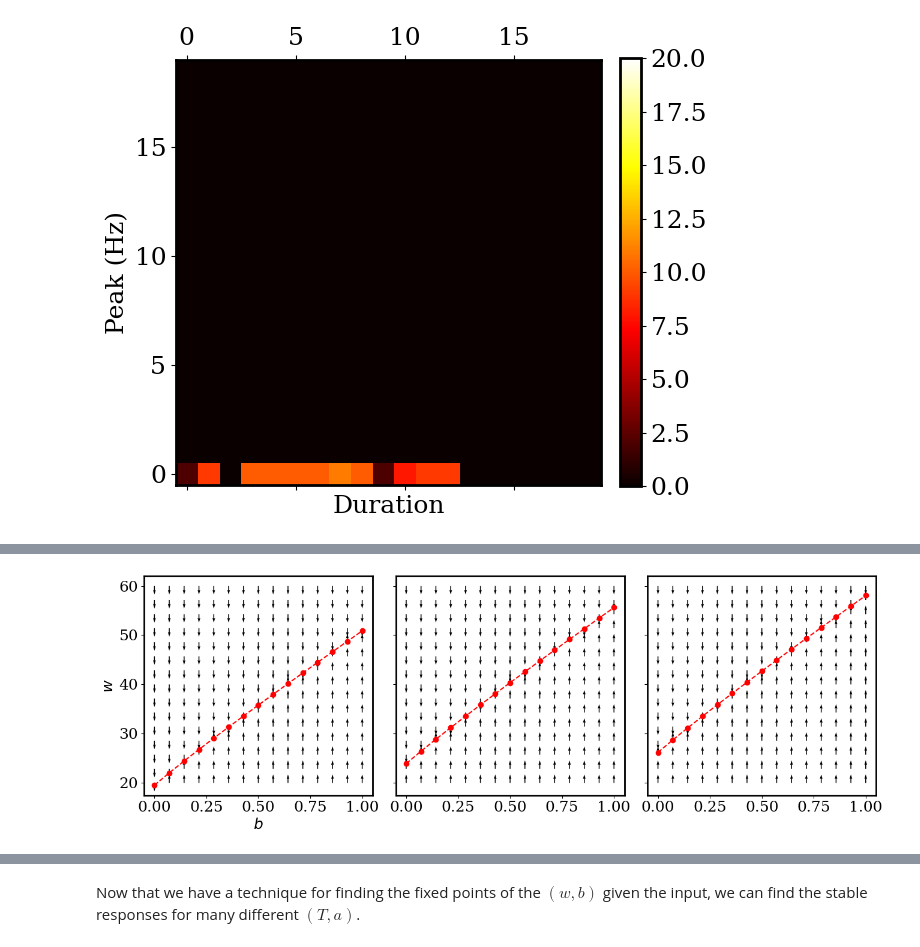
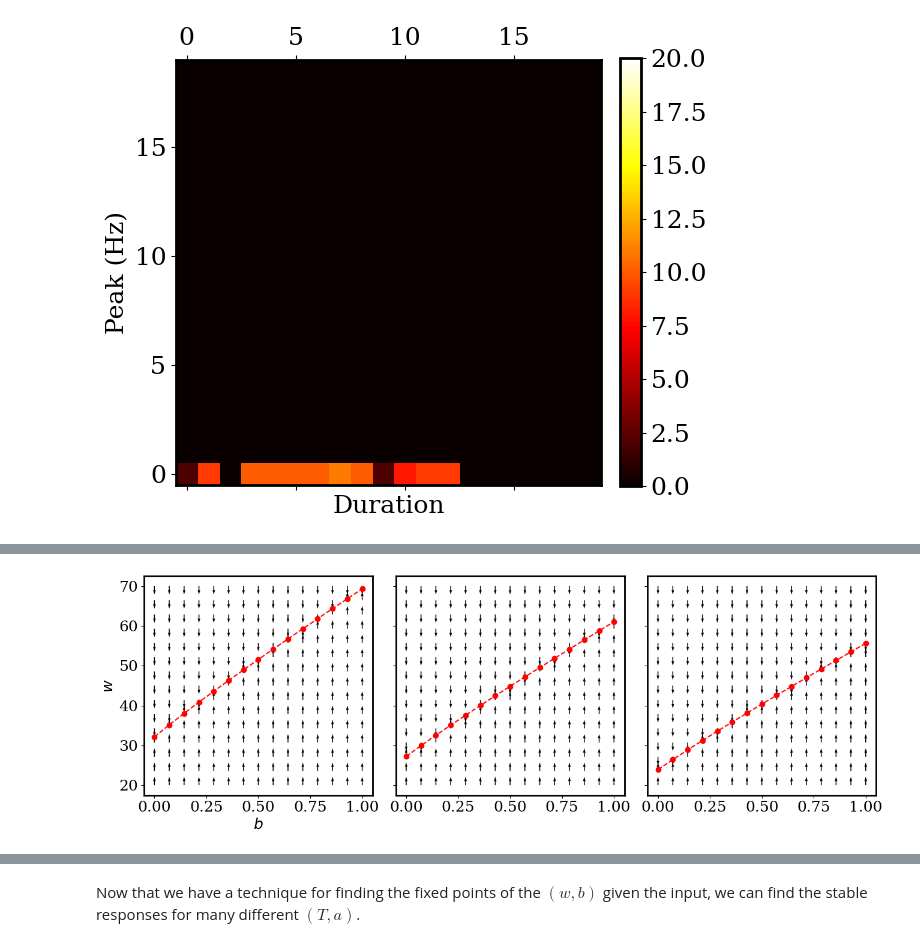
Before and after one commit to davidgbe/automated_plasticity_discovery, a Jupyter notebook: moment_control.ipynb, the cells around one changed output, grey strips where cells are left out. Drawn from its saved outputs; the diff is of its cells as text; code cells hidden in the pictures.

```diff
--- a/moment_control.ipynb
+++ b/moment_control.ipynb
@@ -1098,18 +1267,18 @@ fig.tight_layout()
 # %%
-T = np.array([0.012])
-a = np.array([10])
+w_set = 0.0075
+b_set = 0
 tau_s = 0.004
 
 scale = 1.5
 fig, axs = plt.subplots(1, 3, figsize=(9 * scale, 3.2 * scale), sharex=True, sharey=True)
 b_vals = np.linspace(0, 1, 15)
-w, b = np.meshgrid(np.linspace(20, 60, 15), b_vals)
+w, b = np.meshgrid(np.linspace(20, 70, 15), b_vals)
 
 # panel 1
-w_set = 0.005
-b_set = 0
+T = np.array([0.008])
+a = np.array([10])
 
-delta_w, delta_b = comp_changes(w, b, a, T, w_set, b_set, 0.25, 0, 0, 0)
+delta_w, delta_b = comp_changes(w, b, a, T, w_set, b_set, 0.25, 0, 0, 1, 0, 0)
 norms = np.sqrt(np.square(delta_w) + np.square(delta_b))
 
 axs[0].quiver(b, w, delta_b / norms, delta_w / norms, color='black')
@@ -1124,37 +1293,37 @@ axs[0].set_ylabel(r'$w$')
 axs[0].set_xlabel(r'$b$')
 
 # panel 1
-w_set = 0.0075
-b_set = 0
+T = np.array([0.01])
+a = np.array([10])
 
-delta_w, delta_b = comp_changes(w, b, a, T, w_set, b_set, 0.25, 0, 0, 0)
+delta_w, delta_b = comp_changes(w, b, a, T, w_set, b_set, 0.25, 0, 0, 1, 0, 0)
 norms = np.sqrt(np.square(delta_w) + np.square(delta_b))
 
 axs[1].quiver(b, w, delta_b / norms, delta_w / norms, color='black')
 
 w_fixed = []
 for b_val_i in b_vals:
     fixed_points, valid_solns_mask = find_fixed_point(a, T, w_set, b_set, b=b_val_i, b_rate=0, w_coef_I1=0, b_coef_I2=0)
     w_fixed.append(fixed_points[0][0])
 axs[1].plot(b_vals, w_fixed, '--', color='red')
 axs[1].scatter(b_vals, w_fixed, color='red')
 
 # panel 1
-w_set = 0.009
-b_set = 0
+T = np.array([0.012])
+a = np.array([10])
 
-delta_w, delta_b = comp_changes(w, b, a, T, w_set, b_set, 0.25, 0, 0, 0)
+delta_w, delta_b = comp_changes(w, b, a, T, w_set, b_set, 0.25, 0, 0, 1, 0, 0)
 norms = np.sqrt(np.square(delta_w) + np.square(delta_b))
 
 axs[2].quiver(b, w, delta_b / norms, delta_w / norms, color='black')
 
 w_fixed = []
 for b_val_i in b_vals:
     fixed_points, valid_solns_mask = find_fixed_point(a, T, w_set, b_set, b=b_val_i, b_rate=0, w_coef_I1=0, b_coef_I2=0)
     w_fixed.append(fixed_points[0][0])
 axs[2].plot(b_vals, w_fixed, '--', color='red')
 axs[2].scatter(b_vals, w_fixed, color='red')
 
 fig.tight_layout()
 # %% [output]
-[figure, old version]
+[figure, new version]
```
Also changed, not shown: parts of 36 cells of this notebook.
